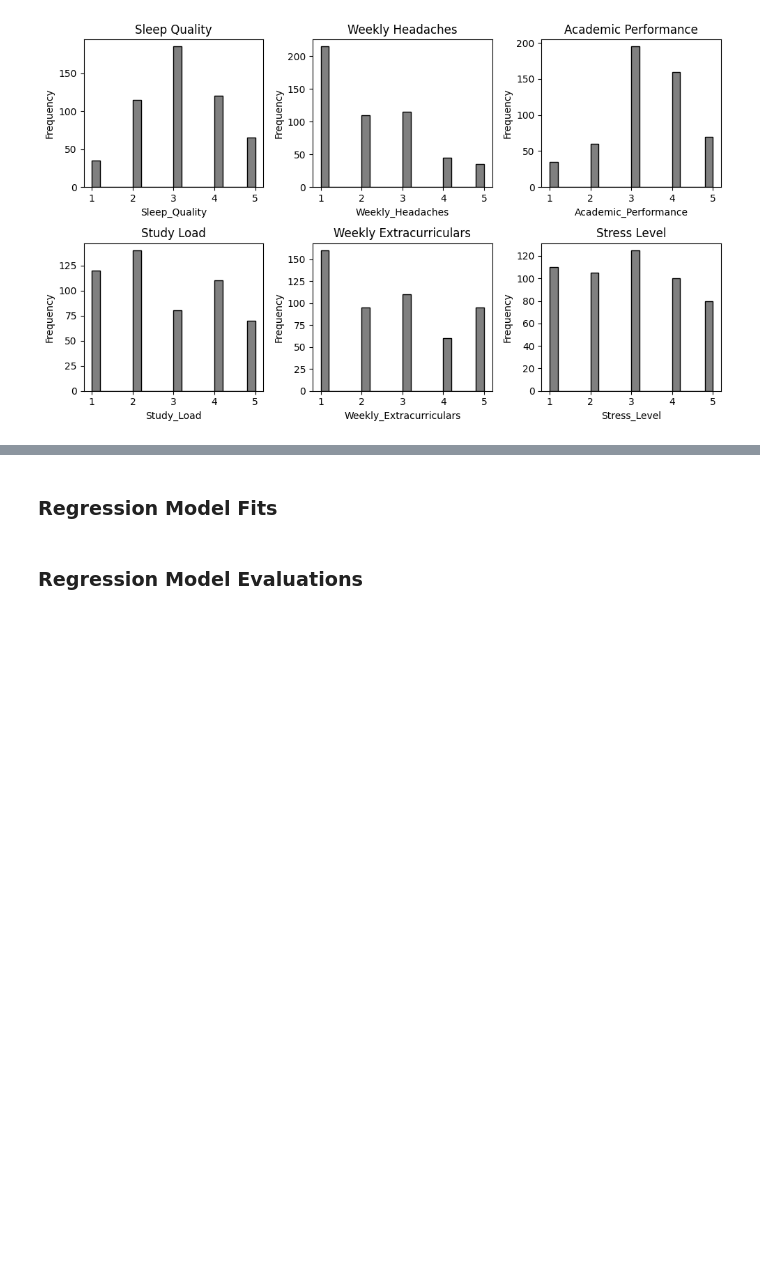
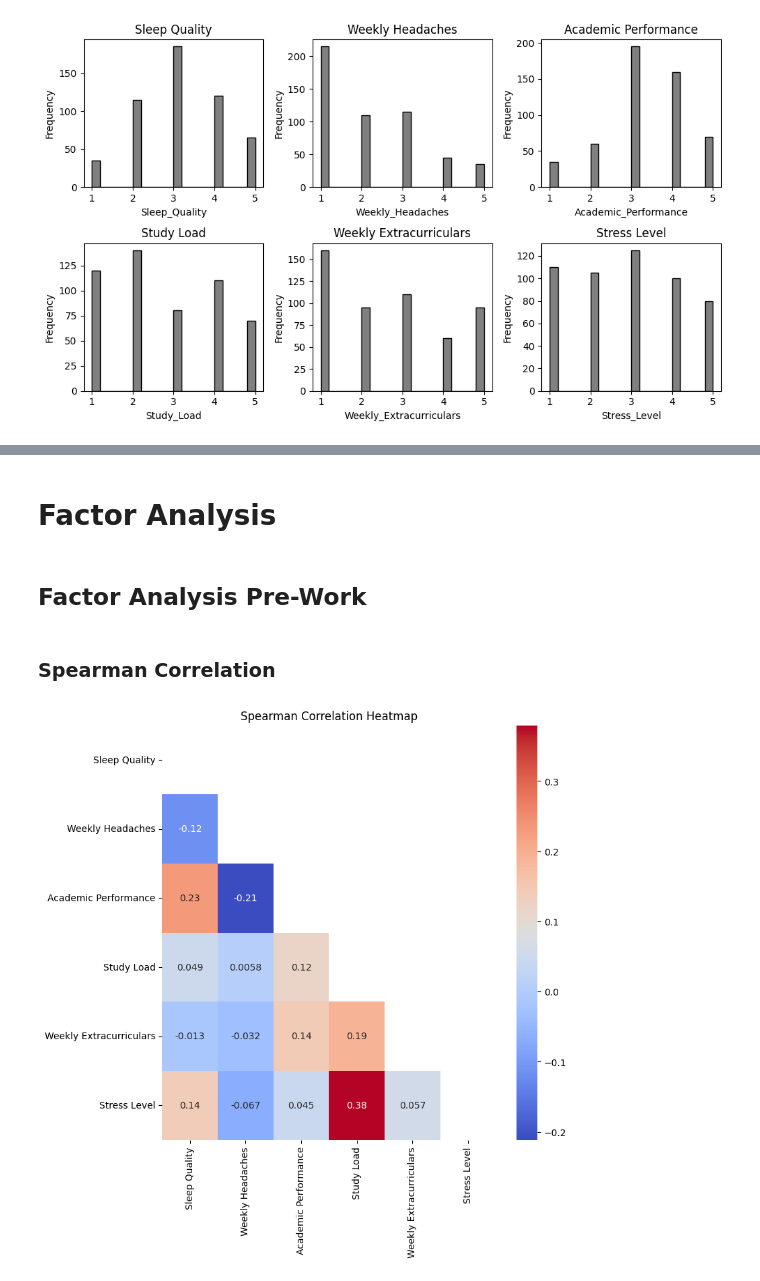
Before and after one commit to christian-arndt/repo_men, a Jupyter notebook: homeworks/project/analysis_notebook.ipynb, the cells around one changed output, grey strips where cells are left out. Saved outputs shown, nothing was run; the diff lists cells and outputs as text; code cells hidden in the pictures; blank space fills up the shorter version.

```diff
--- a/homeworks/project/analysis_notebook.ipynb
+++ b/homeworks/project/analysis_notebook.ipynb
@@ -130,4 +114,23 @@ plt.show()
-# %% [markdown]
-### Regression Model Fits
-# %% [markdown]
-### Regression Model Evaluations
+# %% [markdown]
+# Factor Analysis
+# %% [markdown]
+## Factor Analysis Pre-Work
+# %% [markdown]
+### Spearman Correlation
+# %%
+# Compute Spearman correlation matrix
+corr, _ = spearmanr(data_scaled)
+
+corr_subset = corr[:6, :6]
+labels = list(map(lambda x: x.replace("_", " "), data_encoded.columns))
+labels_subset = labels[:6]
+mask = np.triu(np.ones_like(corr_subset, dtype = bool))
+
+# Create a heatmap
+# labels = list(map(lambda x: x.replace("_", " "), data_encoded.columns))
+plt.figure(figsize=(8, 8))
+sns.heatmap(corr_subset, mask = mask, annot=True, xticklabels=labels_subset, yticklabels=labels_subset, cmap="coolwarm")
+plt.title('Spearman Correlation Heatmap')
+plt.show()
+# %% [output]
+[figure, added]
```
Also changed, not shown: parts of 64 cells of this notebook, 4 other files.
